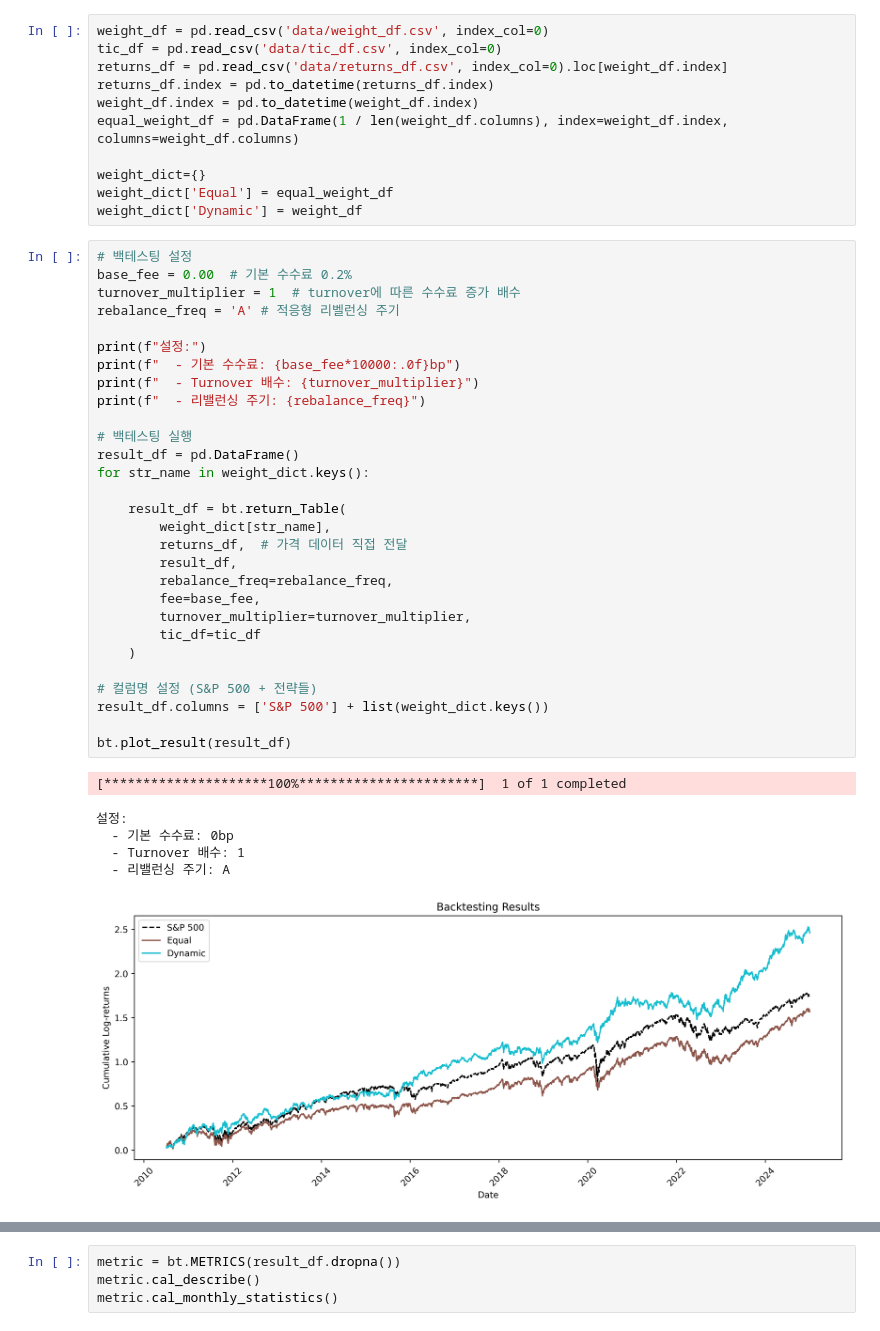
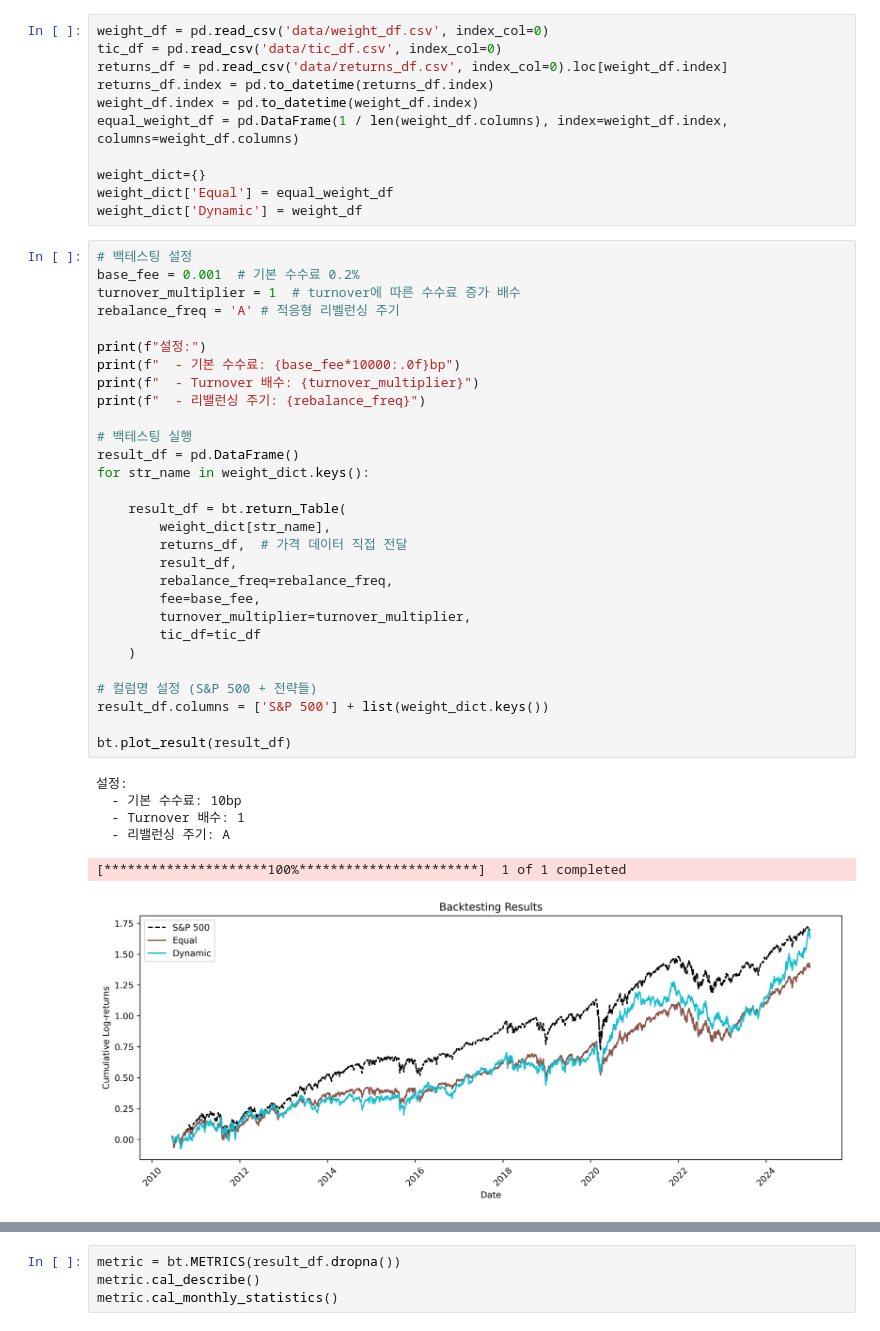
Before and after one commit to kimjuhwan1234/Study_DL_and_Coding, a Jupyter notebook: FERM/job2_back_testing_BL.ipynb, the cells around one changed output, grey strips where cells are left out. Drawn from its saved outputs; the diff is of its cells as text.

```diff
--- a/FERM/job2_back_testing_BL.ipynb
+++ b/FERM/job2_back_testing_BL.ipynb
@@ -22,40 +22,40 @@ weight_dict['Equal'] = equal_weight_df
 weight_dict['Dynamic'] = weight_df
 # %%
 # 백테스팅 설정
-base_fee = 0.00  # 기본 수수료 0.2%
+base_fee = 0.001  # 기본 수수료 0.2%
 turnover_multiplier = 1  # turnover에 따른 수수료 증가 배수
 rebalance_freq = 'A' # 적응형 리벨런싱 주기
 
 print(f"설정:")
 print(f"  - 기본 수수료: {base_fee*10000:.0f}bp")
 print(f"  - Turnover 배수: {turnover_multiplier}")
 print(f"  - 리밸런싱 주기: {rebalance_freq}")
 
 # 백테스팅 실행
 result_df = pd.DataFrame()
 for str_name in weight_dict.keys():
 
     result_df = bt.return_Table(
         weight_dict[str_name],
         returns_df,  # 가격 데이터 직접 전달
         result_df,
         rebalance_freq=rebalance_freq,
         fee=base_fee,
         turnover_multiplier=turnover_multiplier,
         tic_df=tic_df
     )
 
 # 컬럼명 설정 (S&P 500 + 전략들)
 result_df.columns = ['S&P 500'] + list(weight_dict.keys())
 
 bt.plot_result(result_df)
 # %% [output]
-[*********************100%***********************]  1 of 1 completed
+설정:
+  - 기본 수수료: 10bp
+  - Turnover 배수: 1
+  - 리밸런싱 주기: A
-설정:
-  - 기본 수수료: 0bp
-  - Turnover 배수: 1
-  - 리밸런싱 주기: A
+[*********************100%***********************]  1 of 1 completed
-[figure, old version]
+[figure, new version]
 # %%
 out = bt.compute_turnover_and_fee(base_fee, turnover_multiplier, weight_dict['Equal'], 'A', tic_df)
 print(f"Equal: {out['turnover'].mean():.4f}")
```
Also changed, not shown: parts of 6 cells of this notebook, 7 other files.
